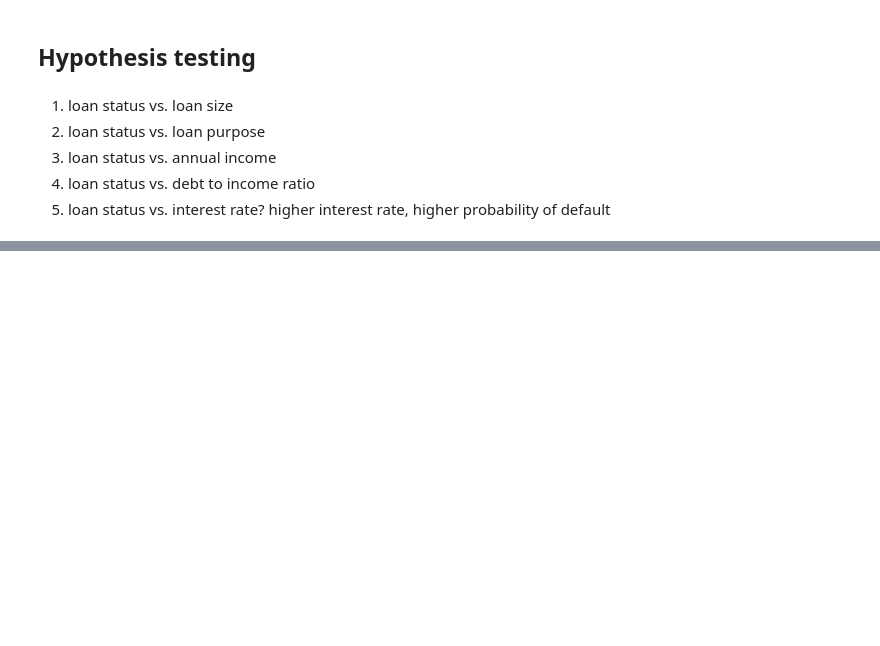
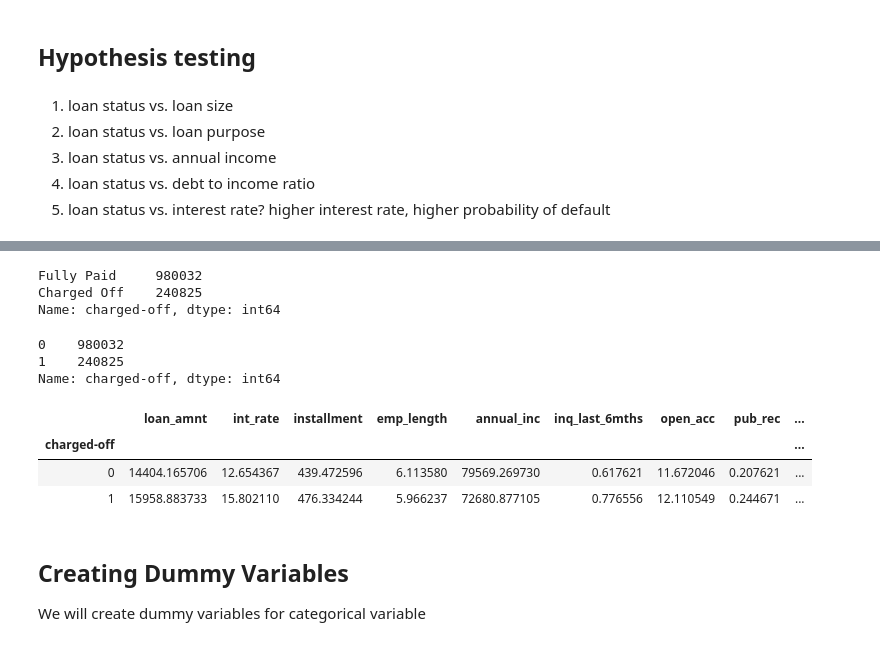
Before and after one commit to ksurasura/DS-Projects, a Jupyter notebook: Loan Prediction Data Story.ipynb, the cells around one changed output, grey strips where cells are left out. Drawn from its saved outputs; the diff is of its cells as text; code cells hidden in the pictures; blank space fills up the shorter version.

```diff
--- a/Loan Prediction Data Story.ipynb
+++ b/Loan Prediction Data Story.ipynb
@@ -1215,3 +1228,5 @@ loan_data1.earliest_cr_line.isnull().sum()
+# %%
+loan_data1.drop(columns = 'earliest_cr_line', axis=1, inplace=True)
 # %% [markdown]
 ## 22. fico_range_low, fico_range_high
 # %%
@@ -1383,0 +1411,2 @@ loan_data1.groupby('loan_status')['acc_now_delinq'].describe()
+# %%
+loan_data1.rename(columns = {'loan_status':'charged-off'}, inplace = True)
@@ -1383,0 +1423,6 @@ loan_data1.groupby('loan_status')['acc_now_delinq'].describe()
+# %%
+loan_data1['charged-off'].value_counts()
+# %% [output]
+Fully Paid     980032
+Charged Off    240825
+Name: charged-off, dtype: int64
@@ -1383,0 +1433,17 @@ loan_data1.groupby('loan_status')['acc_now_delinq'].describe()
+# %%
+loan_data1['charged-off'].value_counts()
+# %% [output]
+0    980032
+1    240825
+Name: charged-off, dtype: int64
+# %%
+loan_data1.groupby('charged-off').mean()
+# %% [output]
+|  | loan_amnt | int_rate | installment | emp_length | annual_inc | inq_last_6mths | open_acc | pub_rec | ... |
+| charged-off |  |  |  |  |  |  |  |  | ... |
+| 0 | 14404.165706 | 12.654367 | 439.472596 | 6.113580 | 79569.269730 | 0.617621 | 11.672046 | 0.207621 | ... |
+| 1 | 15958.883733 | 15.802110 | 476.334244 | 5.966237 | 72680.877105 | 0.776556 | 12.110549 | 0.244671 | ... |
+# %% [markdown]
+## Creating Dummy Variables
+
+We will create dummy variables for categorical variable
```
Also changed, not shown: parts of 40 cells of this notebook.
